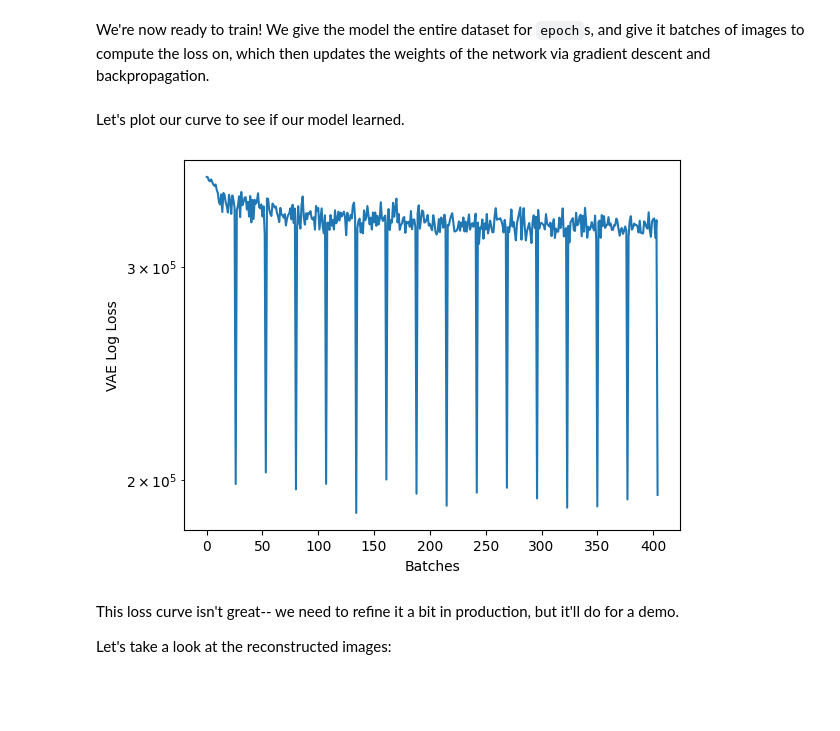
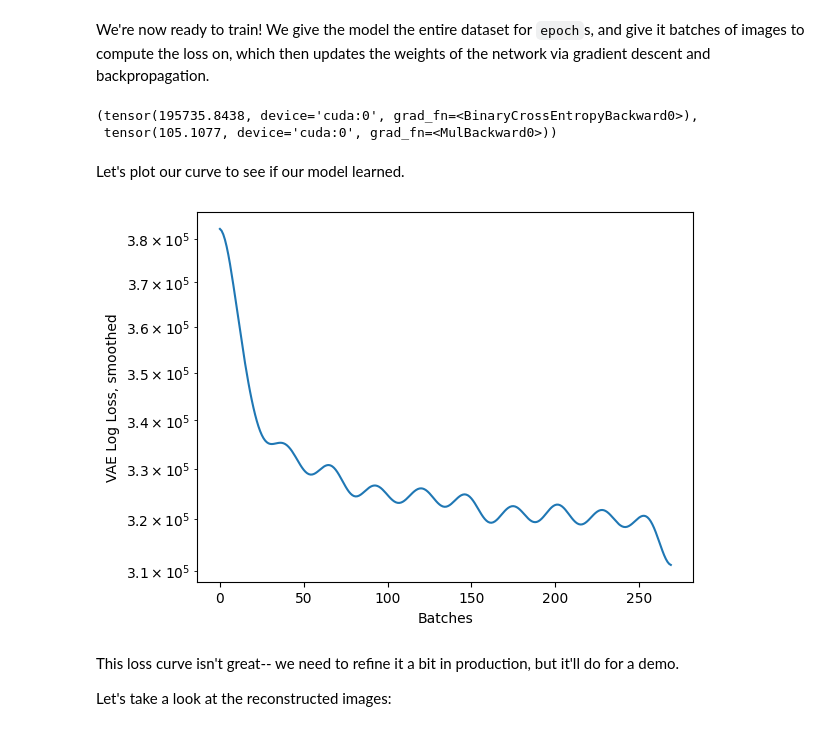
Before and after one commit to bgpierc/cwru-csds490-project, a Jupyter notebook: notebooks/bgp-vae-extract.ipynb, the cells around one changed output. Saved outputs shown, nothing was run; the diff lists cells and outputs as text; code cells hidden in the pictures; blank space fills up the shorter version.

```diff
--- a/notebooks/bgp-vae-extract.ipynb
+++ b/notebooks/bgp-vae-extract.ipynb
@@ -80,10 +78,10 @@ That looks good. We can start by defining our model:
 - We then send our model to the GPU with `model.to(device)`
 # %%
 from pytorch_vae import VAE, VAE_loss
-epochs = 15
-latent_dim = 100
+epochs = 20
+latent_dim = 2
 model = VAE(latent_dim, device)
-optimizer = optim.Adam(model.parameters(), lr = 1e-4)
+optimizer = optim.Adam(model.parameters(), lr = 1e-3)
 criterion = VAE_loss
 
 model = model.to(device)
@@ -98,19 +96,27 @@ for epoch in tqdm(range(epochs), total = epochs):
         X = X.to(device)
         optimizer.zero_grad()
         recon_X, mu, logvar, z = model.forward(X)
-        loss = criterion(recon_X, X, mu, logvar)
+        loss, recon, kld = criterion(recon_X, X, mu, logvar)
         losses.append(loss.detach().item())
         loss.backward()
         optimizer.step()
+# %%
+loss, recon, kld = criterion(recon_X, X, mu, logvar)
+recon, kld
+# %% [output]
+(tensor(195735.8438, device='cuda:0', grad_fn=<BinaryCrossEntropyBackward0>),
+ tensor(105.1077, device='cuda:0', grad_fn=<MulBackward0>))
 # %% [markdown]
 Let's plot our curve to see if our model learned.
 # %%
-plt.plot(losses)
+from scipy.ndimage import gaussian_filter1d
+
+plt.plot(gaussian_filter1d(losses,8))
 plt.xlabel("Batches")
-plt.ylabel("VAE Log Loss")
+plt.ylabel("VAE Log Loss, smoothed")
 plt.yscale('log')
 # %% [output]
-[figure, old version]
+[figure, new version]
 # %% [markdown]
 This loss curve isn't great-- we need to refine it a bit in production, but it'll do for a demo.
 
```
Also changed, not shown: parts of 29 cells of this notebook.
